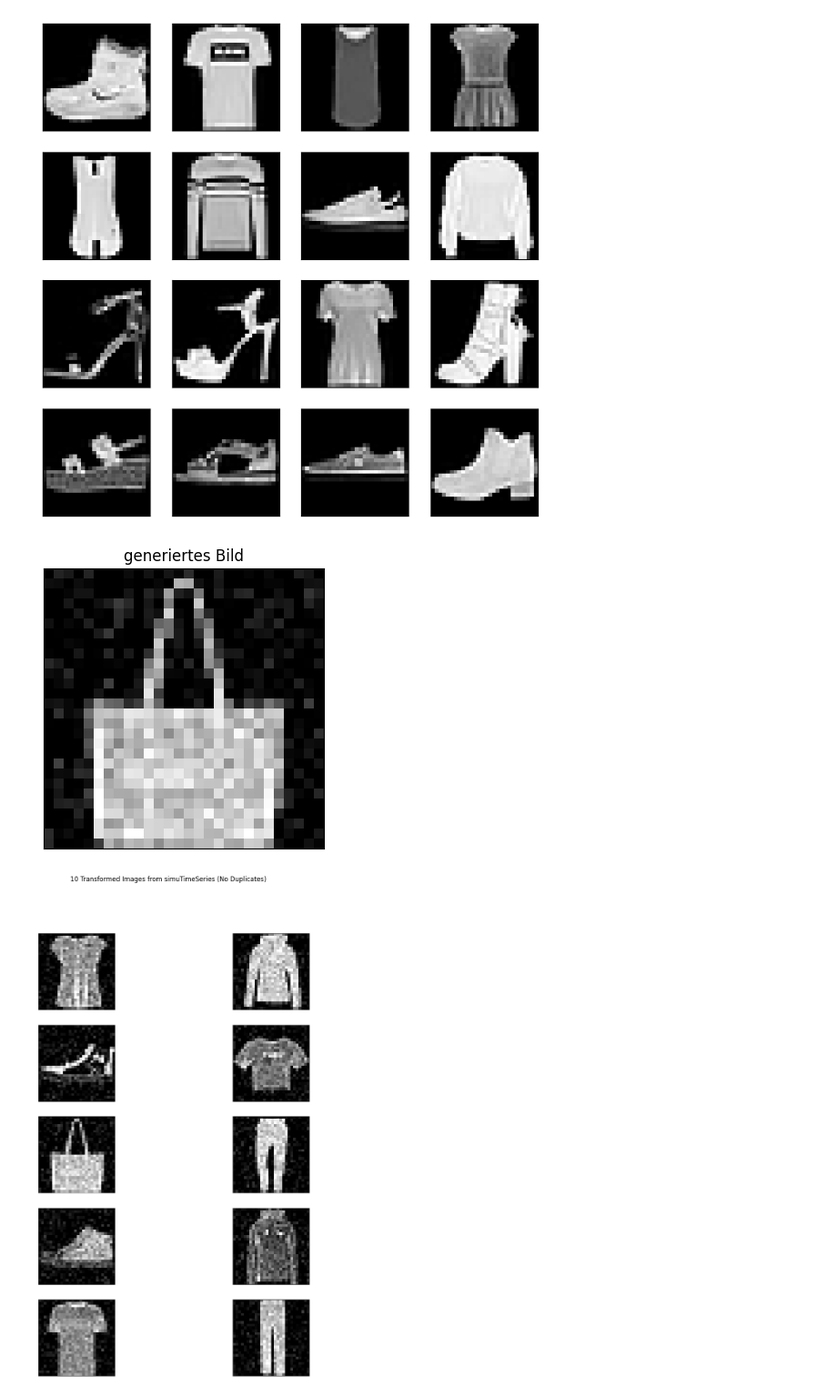
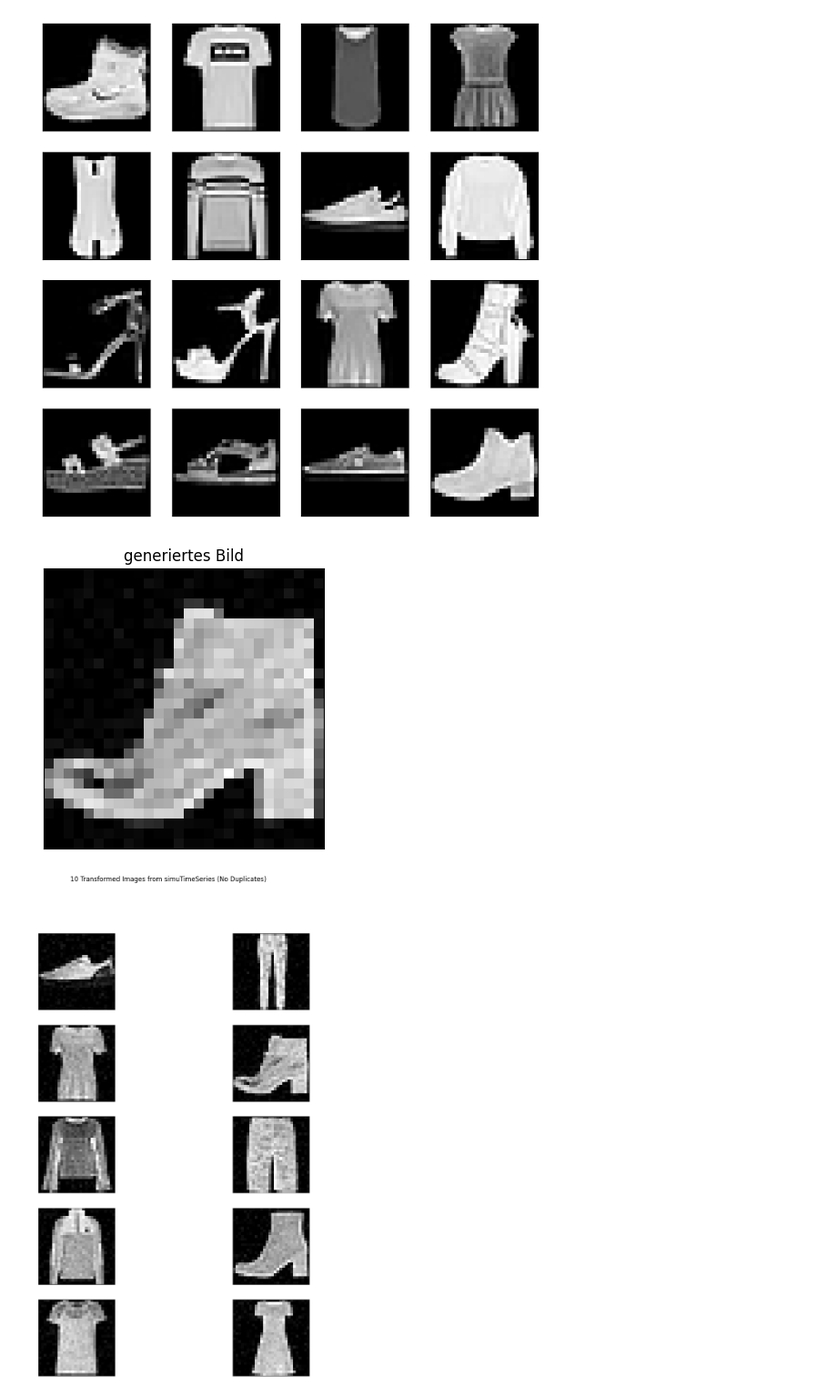
Before and after one commit to FisherSteve/SchrodingerBridgeGenModel, a Jupyter notebook: multidim.ipynb, the cells around one changed output. Shown: that part at 91% size. Drawn from its saved outputs; the diff is of its cells as text; code cells hidden in the pictures.

```diff
--- a/multidim.ipynb
+++ b/multidim.ipynb
@@ -77,8 +77,8 @@ for i in range(a):
 # %%
 #Simulation
 
-
-numberOfSamples = 30
+deltati = 1./250.
+numberOfSamples = 10
 kernel_type = 'gaussian'
 
 TimeSeriesFlat = TimeSeries.reshape(M, N+1, -1)
@@ -87,7 +87,7 @@ TimeSeriesFlat = TimeSeries.reshape(M, N+1, -1)
 simulator = SchrodingerBridgeMulti(N, M, NbPixels**2, TimeSeriesFlat, kernel_type=kernel_type)
 simuTimeSeriesFlat = np.empty((numberOfSamples, N+1, NbPixels**2))
 for i in tqdm(range(numberOfSamples)):
-    images = np.array(simulator.simulate_kernel_vectorized(50, 1.1, deltati))
+    images = np.array(simulator.simulate_kernel_vectorized(500, 1.1, deltati))
     simuTimeSeriesFlat[i] = images
 
 simuTimeSeries = simuTimeSeriesFlat.reshape(numberOfSamples, N+1, NbPixels, NbPixels)
@@ -103,52 +103,49 @@ ax.set_yticks([])
 plt.title('generiertes Bild')
 plt.show()
 # %% [output]
-[figure, old version]
+[figure, new version]
 # %%
 import matplotlib.pyplot as plt
 import numpy as np
 
 # Define the number of images to plot
-number_of_images = 10  # Change this to your desired number
+number_of_images = numberOfSamples
 
 # Calculate the number of rows and columns for the subplot grid
 rows, cols = number_of_images // 2, number_of_images % 2 or 2
 
-# Create the figure with a suitable size
-plt.figure(figsize=(12, 6 * rows / cols))  # Adjust based on desired layout
 
-# Function to transform and plot a random image from simuTimeSeries, excluding duplicates
+plt.figure(figsize=(12, 6 * rows / cols))
+
+
 def plot_random_image(simuTimeSeries, used_indices, ax):
   # Keep track of used indices to avoid duplicates
   while True:
     random_index = np.random.randint(0, len(simuTimeSeries))
     if random_index not in used_indices:
       break  # Exit loop if unique index found
   used_indices.append(random_index)
 
-  # Extract and transform the image data
+
   image_data = (simuTimeSeries[random_index, 1, :, :] + 0.05) * 10 * 255
 
-  # Plot the transformed image using imshow
+
   ax.imshow(image_data, cmap=plt.get_cmap('gray'), vmin=0, vmax=255)
 
   # Remove unnecessary axis labels and ticks
   ax.set_xticks([])
   ax.set_yticks([])
 
-# Loop to generate and plot random images (avoiding duplicates)
+# Loop to generate and plot random images
 used_indices = []  # List to store used indices
 for i in range(number_of_images):
   # Create a subplot for each image
   plt.subplot(rows, cols, i + 1)
-
-  # Call the function to plot a random image with transformation and duplicate check
   plot_random_image(simuTimeSeries, used_indices, plt.gca())
 
-# Add a title
+
 plt.suptitle(f'{number_of_images} Transformed Images from simuTimeSeries (No Duplicates)', fontsize=12)
 
-# Display the plot
 plt.show()
 # %% [output]
-[figure, old version]
+[figure, new version]
```
Also changed, not shown: parts of 11 cells of this notebook.
